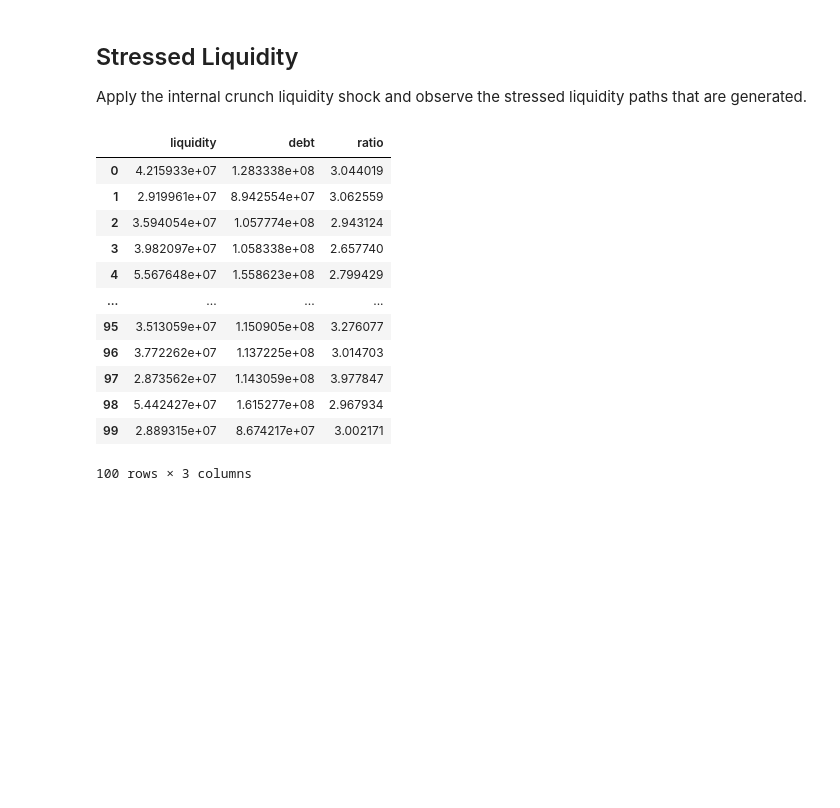
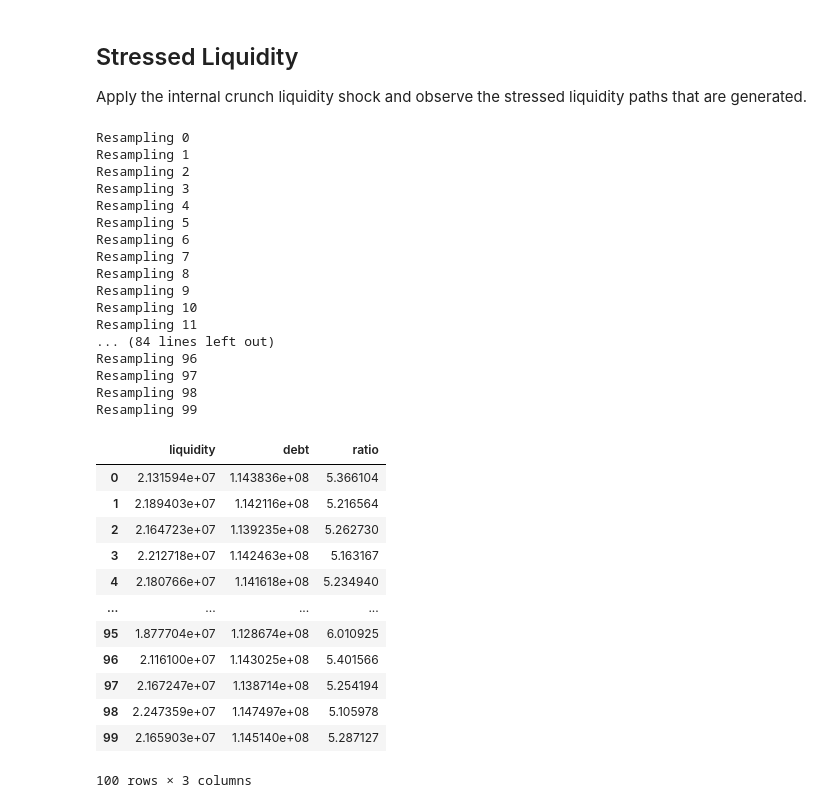
Before and after one commit to xenophonlabs/crvUSDrisk, a Jupyter notebook: notebooks/demo_liquidity_provider.ipynb, the cells around one changed output. Saved outputs shown, nothing was run; the diff lists cells and outputs as text; code cells hidden in the pictures; blank space fills up the shorter version.

```diff
--- a/notebooks/demo_liquidity_provider.ipynb
+++ b/notebooks/demo_liquidity_provider.ipynb
@@ -277,6 +277,6 @@ config
 The config is generated by the script `scripts/gen_liquidity_config.py`.
 # %%
 aliases = ["wsteth", "weth", "wbtc", "sfrxeth"]
-baseline_ = Scenario("baseline_micro", aliases)
-internal_crunch_ = Scenario("internal_crunch", aliases)
+baseline_ = Scenario("baseline", aliases)
+severe_crvusd_liquidity_ = Scenario("severe crvusd liquidity", aliases)
 # %% [output]
@@ -324,6 +342,7 @@ Resampled ratio: 2.55
 # %%
 resampled = pd.DataFrame(columns=["liquidity", "debt", "ratio"])
-for _ in range(100):
+for i in range(100):
+    print(f"Resampling {i}")
     scenario = deepcopy(baseline_)
     scenario.prepare_for_run()
     liquidity = scenario.total_crvusd_liquidity / 1e18
@@ -372,27 +402,45 @@ internal_crunch_strat.apply_shocks(internal_crunch_)
 # %%
 resampled = pd.DataFrame(columns=["liquidity", "debt", "ratio"])
-for _ in range(100):
-    scenario = deepcopy(internal_crunch_)
+for i in range(100):
+    print(f"Resampling {i}")
+    scenario = deepcopy(severe_crvusd_liquidity_)
     scenario.prepare_for_run()
     liquidity = scenario.total_crvusd_liquidity / 1e18
     debt = scenario.total_debt / 1e18
     ratio = debt / liquidity
     resampled.loc[len(resampled)] = [liquidity, debt, ratio]
 resampled
 # %% [output]
+Resampling 0
+Resampling 1
+Resampling 2
+Resampling 3
+Resampling 4
+Resampling 5
+Resampling 6
+Resampling 7
+Resampling 8
+Resampling 9
+Resampling 10
+Resampling 11
+... (84 lines left out)
+Resampling 96
+Resampling 97
+Resampling 98
+Resampling 99
 |  | liquidity | debt | ratio |
-| 0 | 4.215933e+07 | 1.283338e+08 | 3.044019 |
-| 1 | 2.919961e+07 | 8.942554e+07 | 3.062559 |
-| 2 | 3.594054e+07 | 1.057774e+08 | 2.943124 |
-| 3 | 3.982097e+07 | 1.058338e+08 | 2.657740 |
-| 4 | 5.567648e+07 | 1.558623e+08 | 2.799429 |
+| 0 | 2.131594e+07 | 1.143836e+08 | 5.366104 |
+| 1 | 2.189403e+07 | 1.142116e+08 | 5.216564 |
+| 2 | 2.164723e+07 | 1.139235e+08 | 5.262730 |
+| 3 | 2.212718e+07 | 1.142463e+08 | 5.163167 |
+| 4 | 2.180766e+07 | 1.141618e+08 | 5.234940 |
 | ... | ... | ... | ... |
-| 95 | 3.513059e+07 | 1.150905e+08 | 3.276077 |
-| 96 | 3.772262e+07 | 1.137225e+08 | 3.014703 |
-| 97 | 2.873562e+07 | 1.143059e+08 | 3.977847 |
-| 98 | 5.442427e+07 | 1.615277e+08 | 2.967934 |
-| 99 | 2.889315e+07 | 8.674217e+07 | 3.002171 |
+| 95 | 1.877704e+07 | 1.128674e+08 | 6.010925 |
+| 96 | 2.116100e+07 | 1.143025e+08 | 5.401566 |
+| 97 | 2.167247e+07 | 1.138714e+08 | 5.254194 |
+| 98 | 2.247359e+07 | 1.147497e+08 | 5.105978 |
+| 99 | 2.165903e+07 | 1.145140e+08 | 5.287127 |
-100 rows × 3 columns
+100 rows × 3 columns
 # %%
 f, axs = plt.subplots(1, 3, figsize=(15, 5))
 resampled["ratio"].hist(grid=False, bins=10, ax=axs[0])
```
Also changed, not shown: parts of 13 cells of this notebook, 6 other files.
